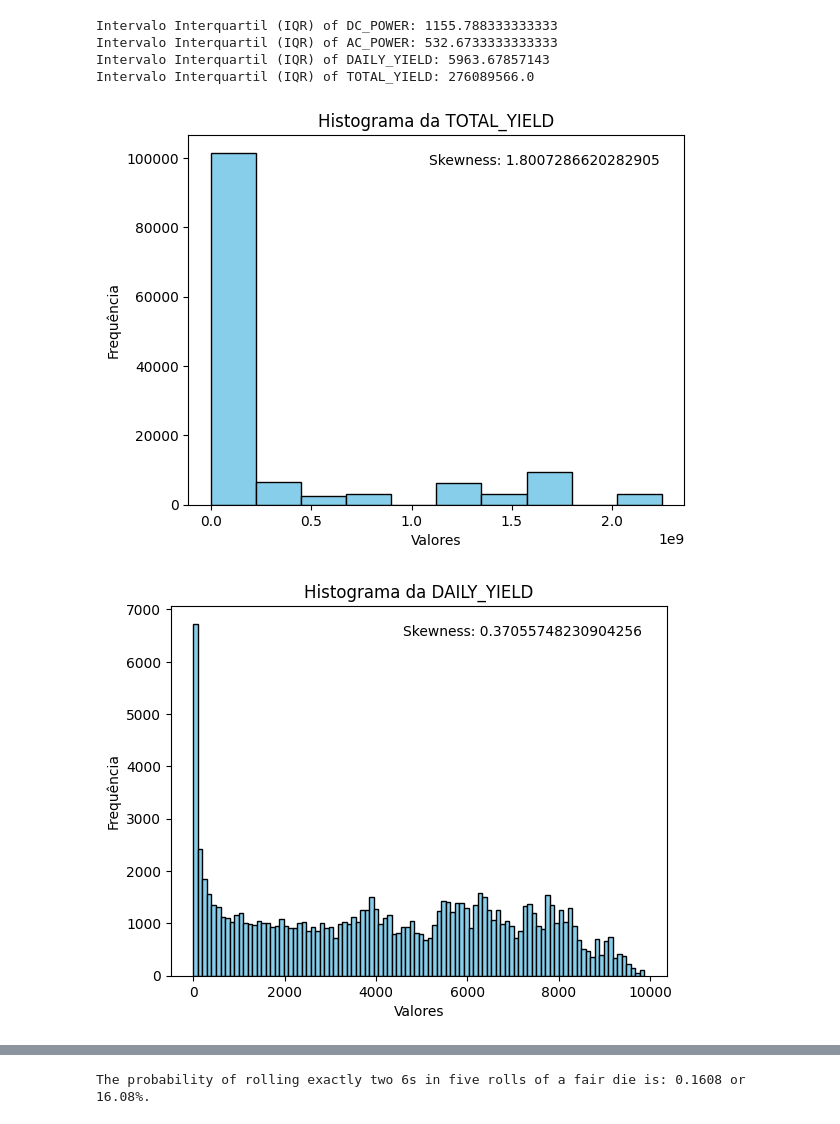
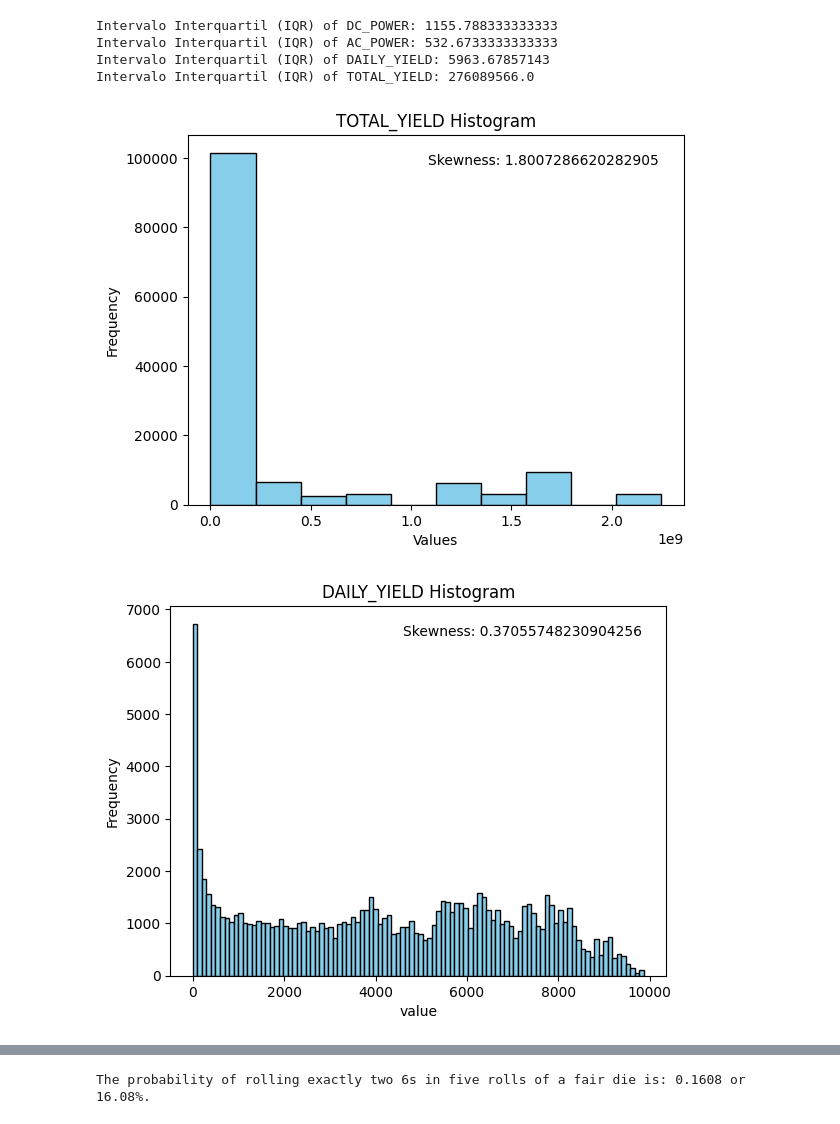
Before and after one commit to FelipeSteudel/Felipe_Steudel-Statistical_Techniques, a Jupyter notebook: Felipe Steudel - Statistical Techniques - HDip in Data Analytics.ipynb, the cells around one changed output, grey strips where cells are left out. Drawn from its saved outputs; the diff is of its cells as text; code cells hidden in the pictures.

```diff
--- a/Felipe Steudel - Statistical Techniques - HDip in Data Analytics.ipynb
+++ b/Felipe Steudel - Statistical Techniques - HDip in Data Analytics.ipynb
@@ -273,47 +268,47 @@ Intervalo Interquartil (IQR) of AC_POWER: 532.6733333333333
 Intervalo Interquartil (IQR) of DAILY_YIELD: 5963.67857143
 Intervalo Interquartil (IQR) of TOTAL_YIELD: 276089566.0
 # %%
-# Filtrando os valores menores que o limite inferior
+# Filtering values smaller than the lower limit
 df_filtered = df[df['TOTAL_YIELD'] != 0.0]
 
-# Calculando o coeficiente de assimetria
+# Calculating the skewness coefficient
 skewness = df['TOTAL_YIELD'].skew()
 
-# Plotando o histograma
+# Plotting the histogram
 plt.hist(df_filtered['TOTAL_YIELD'], bins=10, color='skyblue', edgecolor='black')
 
-# Adicionando rótulos e título
-plt.xlabel('Valores')
-plt.ylabel('Frequência')
-plt.title('Histograma da TOTAL_YIELD')
+# Adding labels and title
+plt.xlabel('Values')
+plt.ylabel('Frequency')
+plt.title('TOTAL_YIELD Histogram')
 
-# Adicionando texto com o valor do coeficiente de assimetria
+# Adding text with the value of the skewness coefficient
 plt.text(0.95, 0.95, f'Skewness: {skewness}', ha='right', va='top', transform=plt.gca().transAxes)
 
-# Exibindo o histograma
+# Displaying the histogram
 plt.show()
 # %% [output]
-[figure, old version]
+[figure, new version]
 # %%
-# Filtrando os valores menores que o limite inferior
+# Filtering values smaller than the lower limit
 df_filtered = df[df['DAILY_YIELD'] != 0.0]
 
-# Calculando o coeficiente de assimetria
+# Calculating the skewness coefficient
 skewness = df['DAILY_YIELD'].skew()
 
-# Plotando o histograma
+# Plotting the histogram
 plt.hist(df_filtered['DAILY_YIELD'], bins=100, color='skyblue', edgecolor='black')
 
-# Adicionando rótulos e título
-plt.xlabel('Valores')
-plt.ylabel('Frequência')
-plt.title('Histograma da DAILY_YIELD')
+# Adding labels and title
+plt.xlabel('value')
+plt.ylabel('Frequency')
+plt.title('DAILY_YIELD Histogram')
 
-# Adicionando texto com o valor do coeficiente de assimetria
+# Adding text with the value of the skewness coefficient
 plt.text(0.95, 0.95, f'Skewness: {skewness}', ha='right', va='top', transform=plt.gca().transAxes)
 
-# Exibindo o histograma
+# Displaying the histogram
 plt.show()
 # %% [output]
-[figure, old version]
+[figure, new version]
 # %%
```
Also changed, not shown: parts of 38 cells of this notebook, 1 other file.
